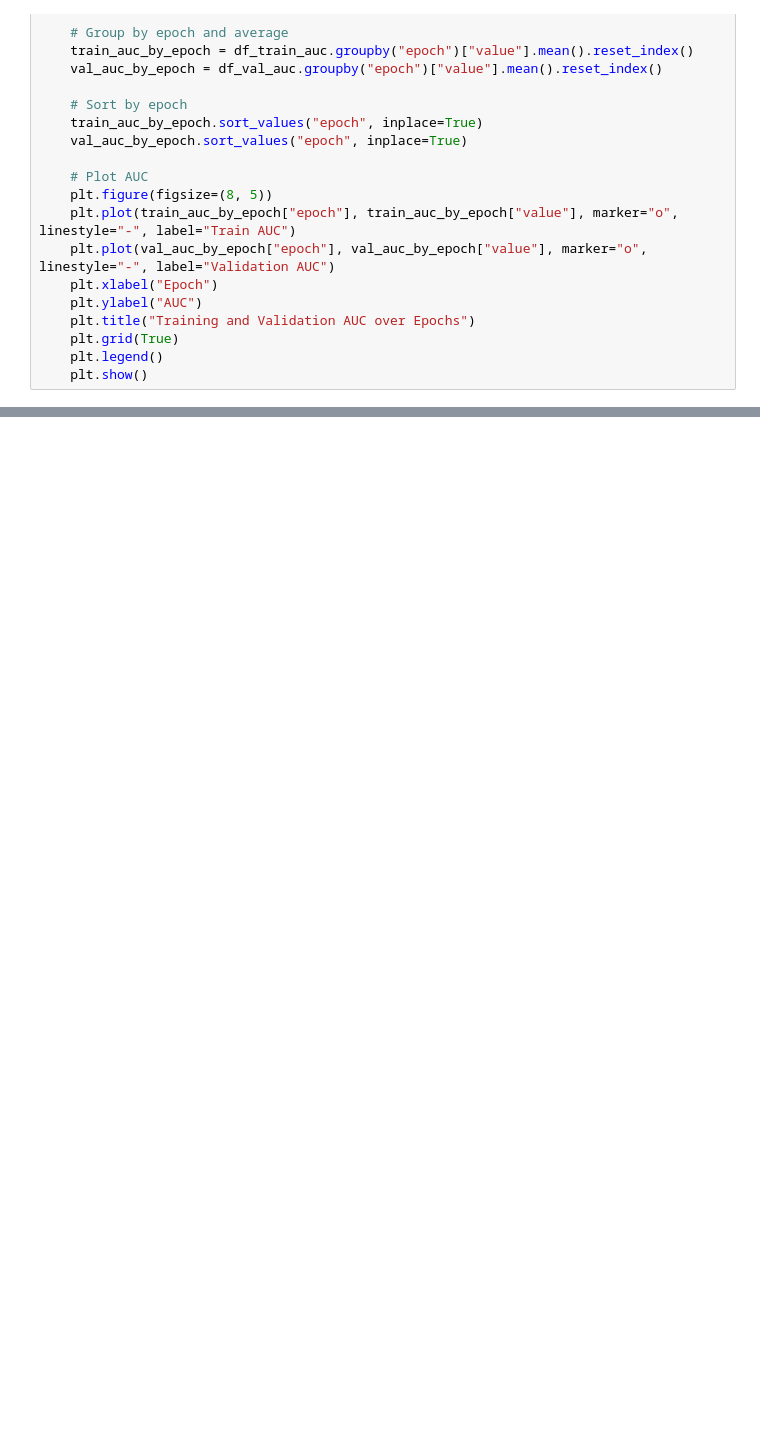
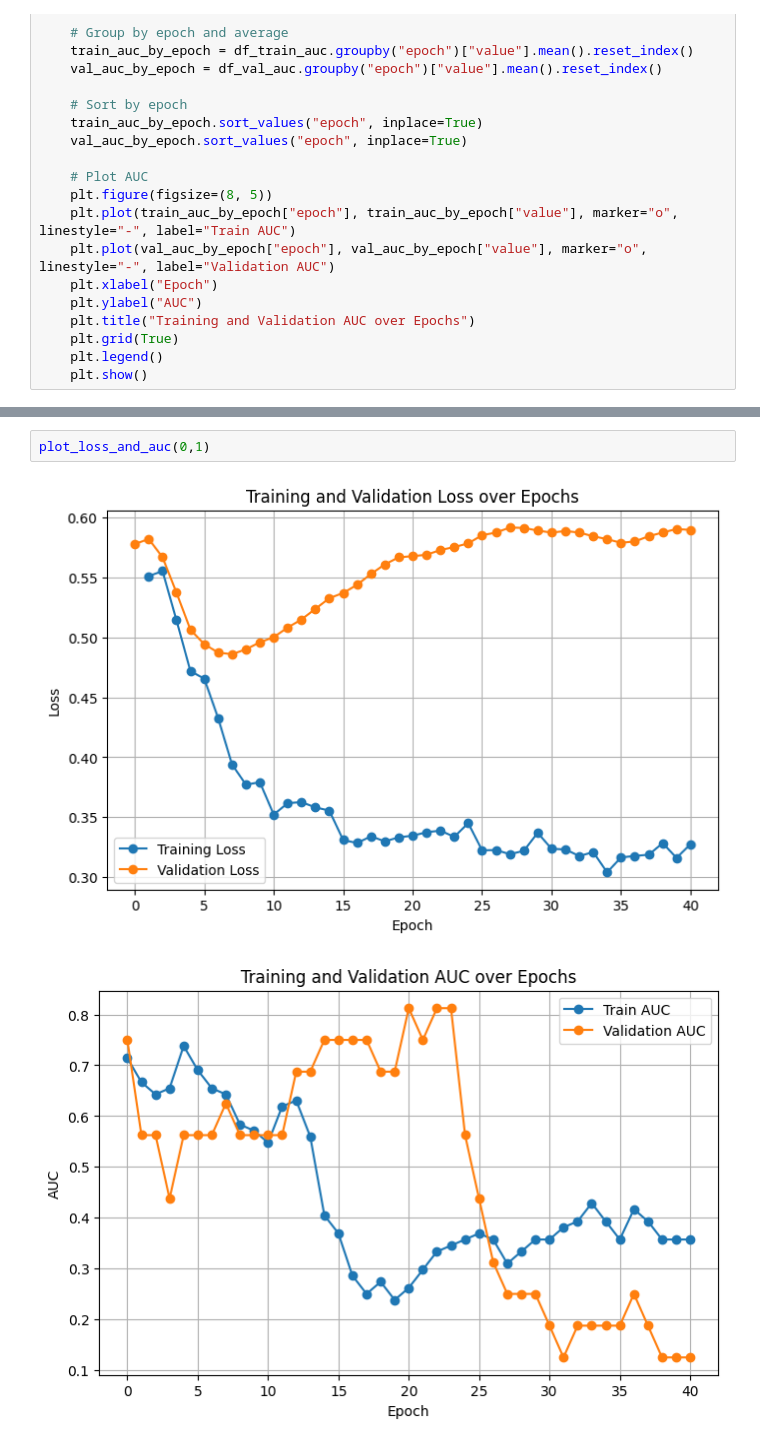
Before and after one commit to Alichnikof/Deauville_DeepLearning, a Jupyter notebook: analysis.ipynb, the cells around one changed output, grey strips where cells are left out. Drawn from its saved outputs; the diff is of its cells as text; blank space fills up the shorter version.

```diff
--- a/analysis.ipynb
+++ b/analysis.ipynb
@@ -78,0 +84,5 @@ def plot_loss_and_auc(split_index, run_index, results_path="results"):
+# %%
+plot_loss_and_auc(0,1)
+# %% [output]
+[figure, added]
+[figure, added]
```
Also changed, not shown: parts of 4 cells of this notebook, 12 other files.
